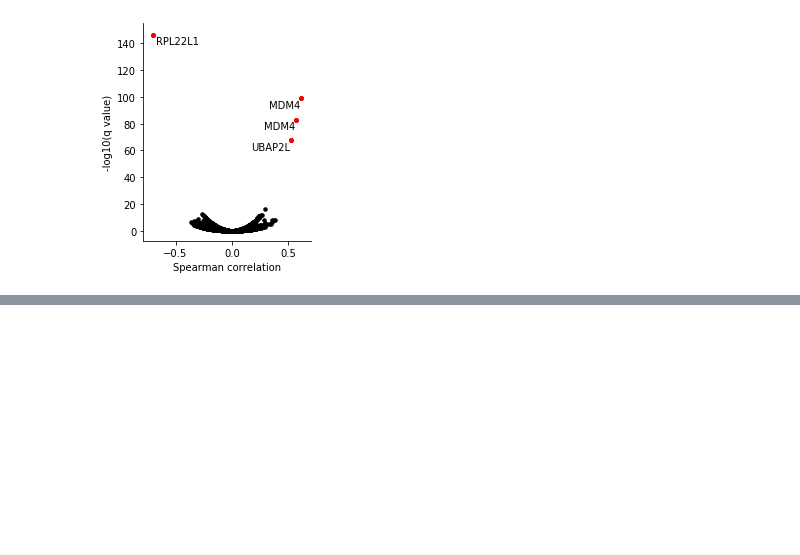
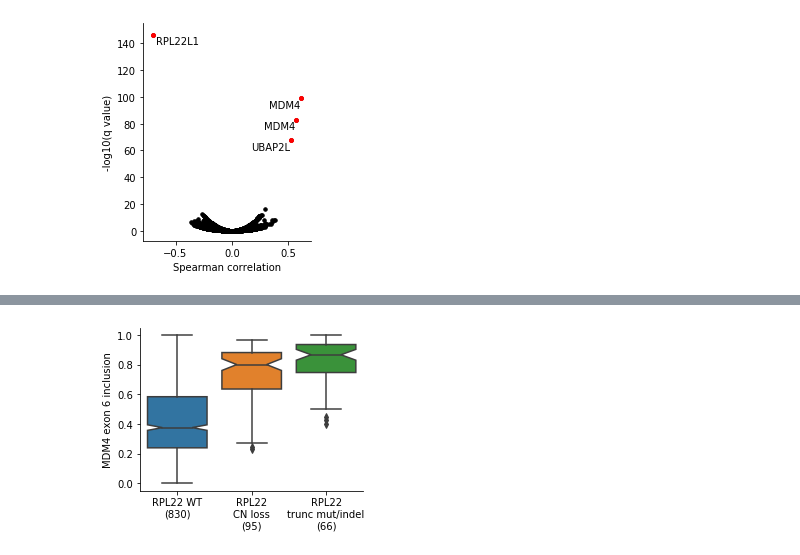
Before and after one commit to kevinhu/ccle-2019-analysis, a Jupyter notebook: notebooks/figure4_mdm4-splicing.ipynb, the cells around one changed output, grey strips where cells are left out. Saved outputs shown, nothing was run; the diff lists cells and outputs as text; code cells hidden in the pictures; blank space fills up the shorter version.

```diff
--- a/notebooks/figure4_mdm4-splicing.ipynb
+++ b/notebooks/figure4_mdm4-splicing.ipynb
@@ -401,0 +452,23 @@ Text(0, 0.5, '-log10(q value)')
+# %%
+rpl22_mdm4_merge = rpl22_merge.dropna(subset=["MDM4_exon6"])
+
+plt.figure(figsize=(4,3))
+ax = plt.subplot(111)
+
+sns.boxplot(rpl22_mdm4_merge["status"],
+            rpl22_mdm4_merge["MDM4_exon6"],notch=True)
+
+counts = Counter(rpl22_mdm4_merge["status"])
+
+ax.set_xticklabels([
+"RPL22 WT\n("+str(counts[0])+")",
+"RPL22\nCN loss\n("+str(counts[1])+")",
+"RPL22\ntrunc mut/indel\n("+str(counts[2])+")"])
+
+plt.xlabel("")
+plt.ylabel("MDM4 exon 6 inclusion")
+
+ax.spines["top"].set_visible(False)
+ax.spines["right"].set_visible(False)
+# %% [output]
+[figure, added]
```
Also changed, not shown: parts of 7 cells of this notebook.
